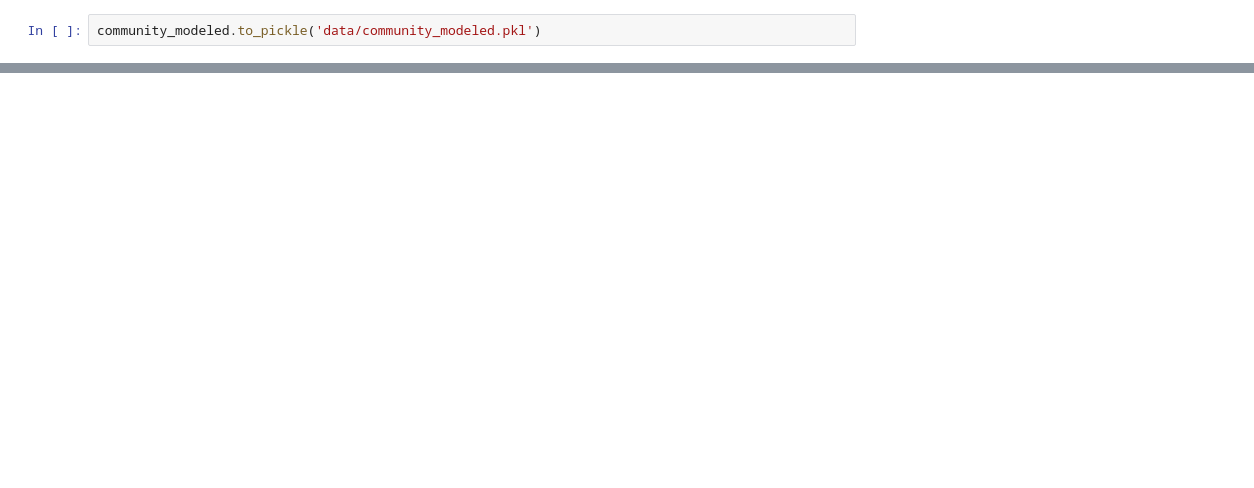
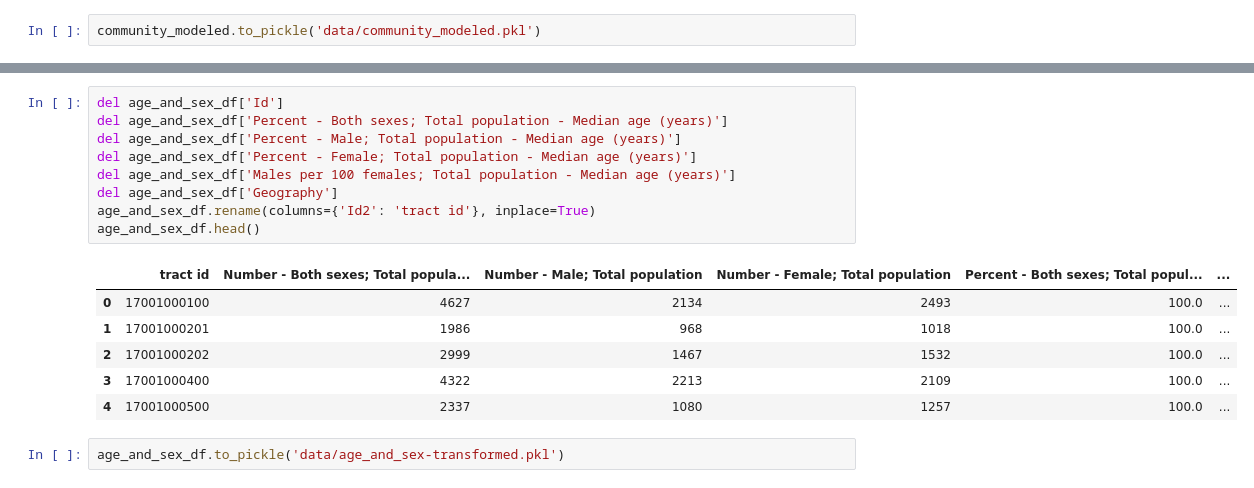
Before and after one commit to hubrigant/chicago_analysis, a Jupyter notebook: CensusDataPrep.ipynb, the cells around one changed output, grey strips where cells are left out. Cells and saved outputs as stored; diff of their text form; blank space fills up the shorter version.

```diff
--- a/CensusDataPrep.ipynb
+++ b/CensusDataPrep.ipynb
@@ -106,0 +142,18 @@ noexist.append({'lon': [12345,23456]},
+# %%
+del age_and_sex_df['Id']
+del age_and_sex_df['Percent - Both sexes; Total population - Median age (years)']
+del age_and_sex_df['Percent - Male; Total population - Median age (years)']
+del age_and_sex_df['Percent - Female; Total population - Median age (years)']
+del age_and_sex_df['Males per 100 females; Total population - Median age (years)']
+del age_and_sex_df['Geography']
+age_and_sex_df.rename(columns={'Id2': 'tract id'}, inplace=True)
+age_and_sex_df.head()
+# %% [output]
+|  | tract id | Number - Both sexes; Total popula... | Number - Male; Total population | Number - Female; Total population | Percent - Both sexes; Total popul... | ... |
+| 0 | 17001000100 | 4627 | 2134 | 2493 | 100.0 | ... |
+| 1 | 17001000201 | 1986 | 968 | 1018 | 100.0 | ... |
+| 2 | 17001000202 | 2999 | 1467 | 1532 | 100.0 | ... |
+| 3 | 17001000400 | 4322 | 2213 | 2109 | 100.0 | ... |
+| 4 | 17001000500 | 2337 | 1080 | 1257 | 100.0 | ... |
+# %%
+age_and_sex_df.to_pickle('data/age_and_sex-transformed.pkl')
```
Also changed, not shown: parts of 16 cells of this notebook, 4 other files.
